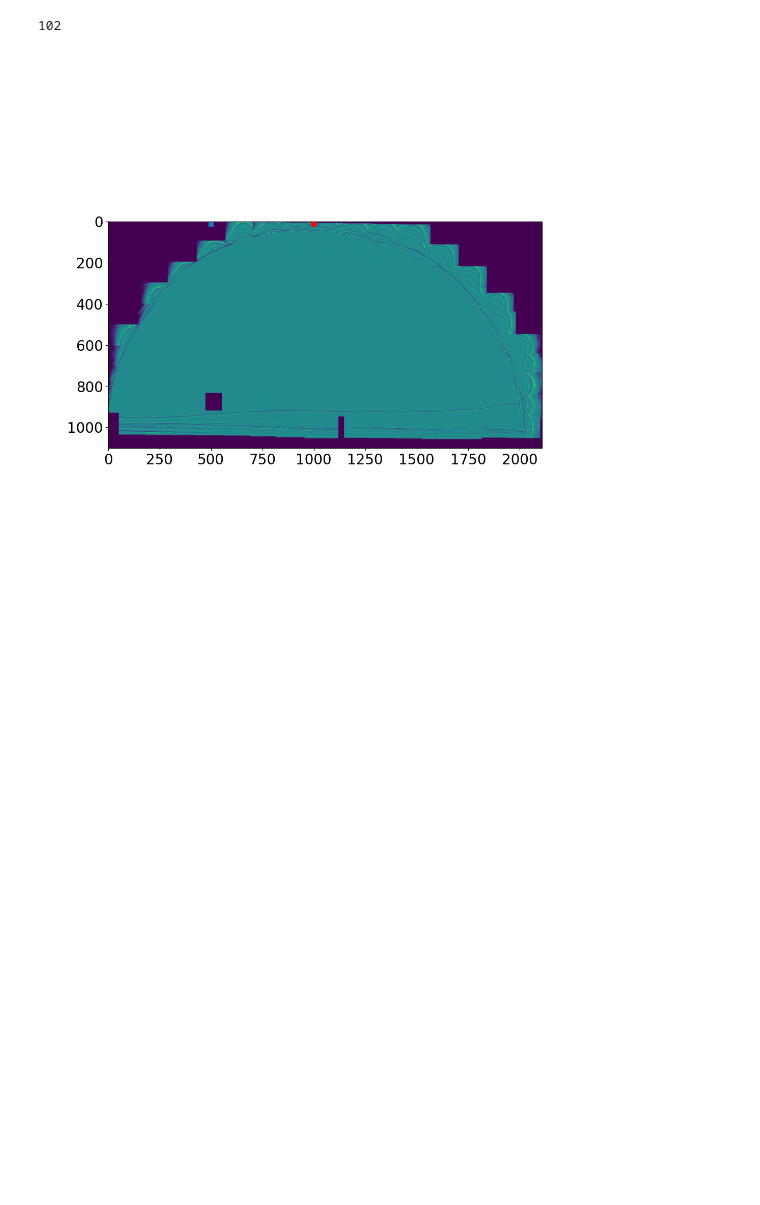
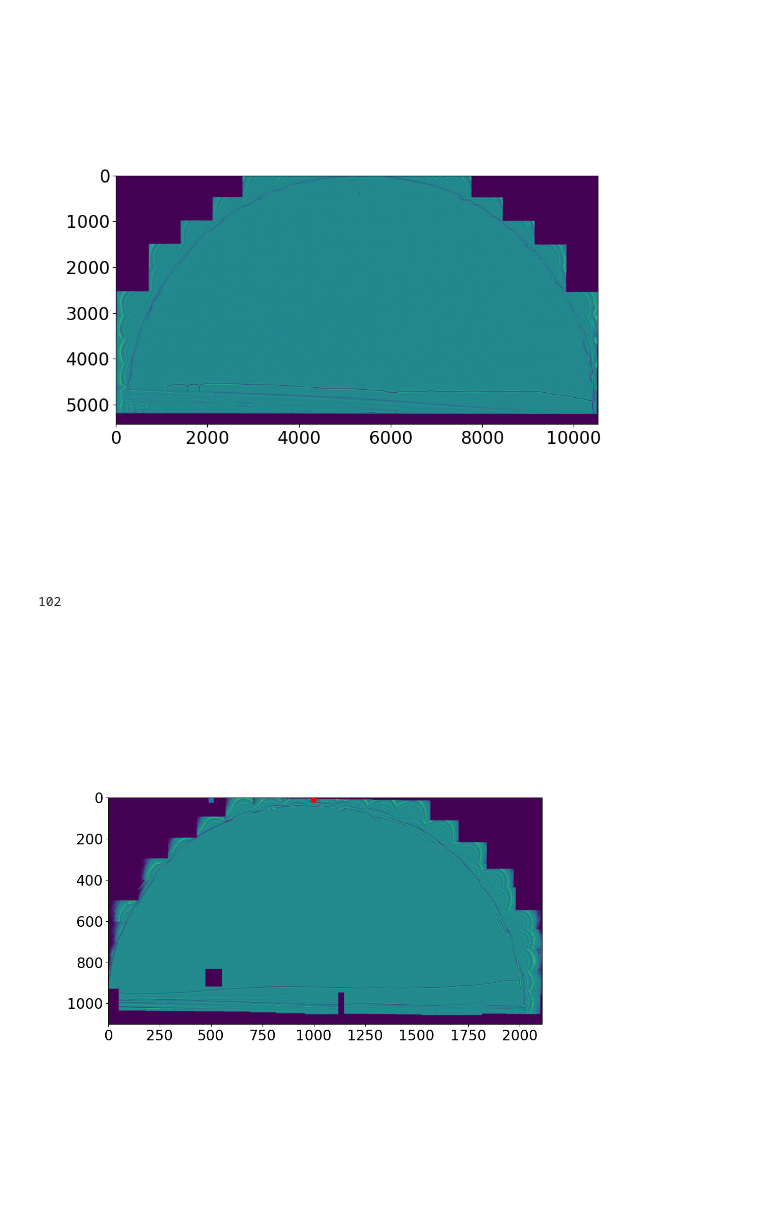
Before and after one commit to Cocopyth/AMFtrack, a Jupyter notebook: amftrack/pipeline/control/extract_study_zone_interactive.ipynb, the cells around one changed output. Cells and saved outputs as stored; diff of their text form; code cells hidden in the pictures; blank space fills up the shorter version.

```diff
--- a/amftrack/pipeline/control/extract_study_zone_interactive.ipynb
+++ b/amftrack/pipeline/control/extract_study_zone_interactive.ipynb
@@ -75,0 +210,2 @@ for index,row in enumerate(rows):
+# %%
+exp.num_trunk = 13
@@ -75,0 +215,6 @@ for index,row in enumerate(rows):
+# %%
+plt.close('all')
+frame = exp.reach_out
+exp.plot_raw(frame)
+# %% [output]
+[figure, added]
```
Also changed, not shown: parts of 12 cells of this notebook, 15 other files.
